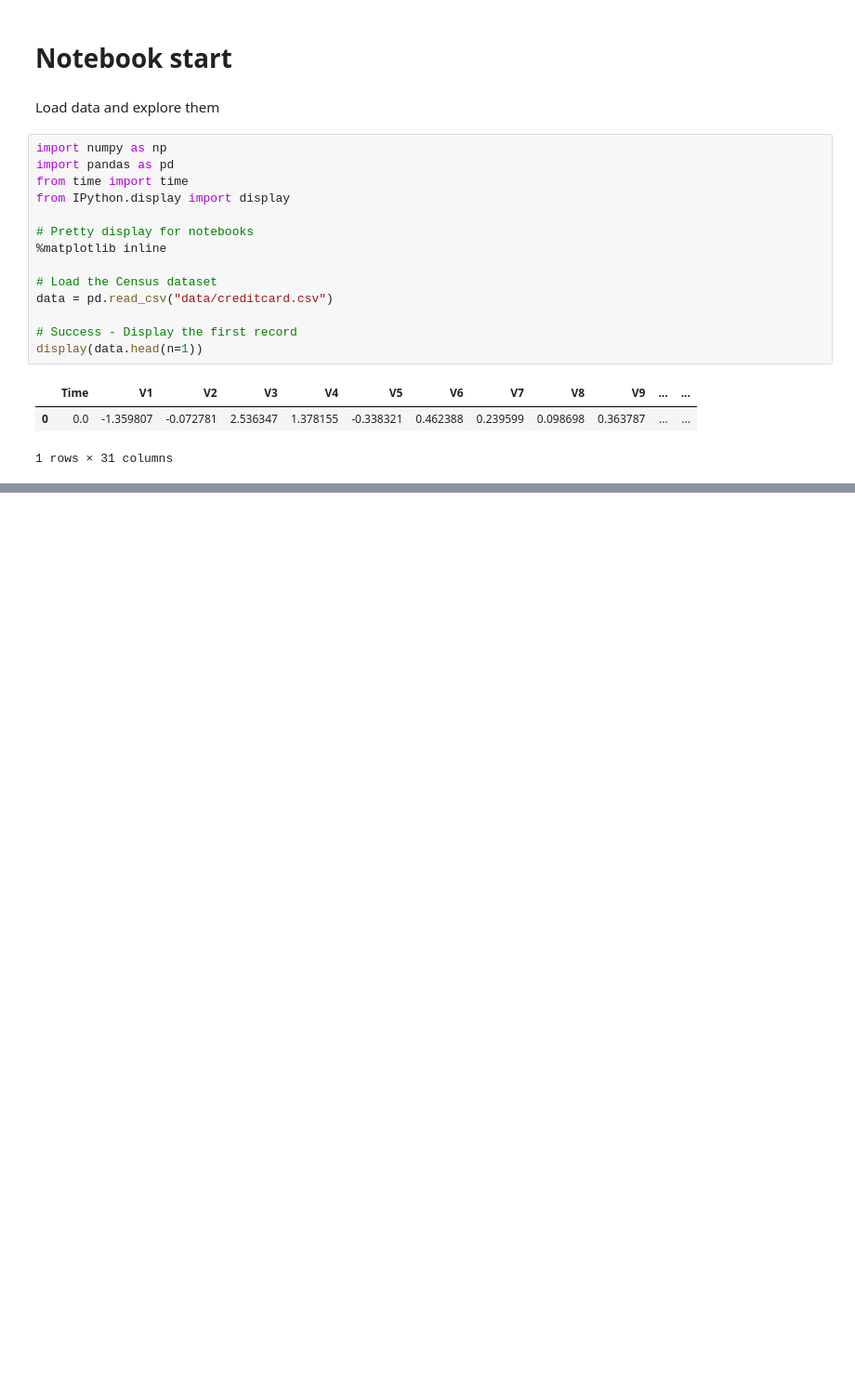
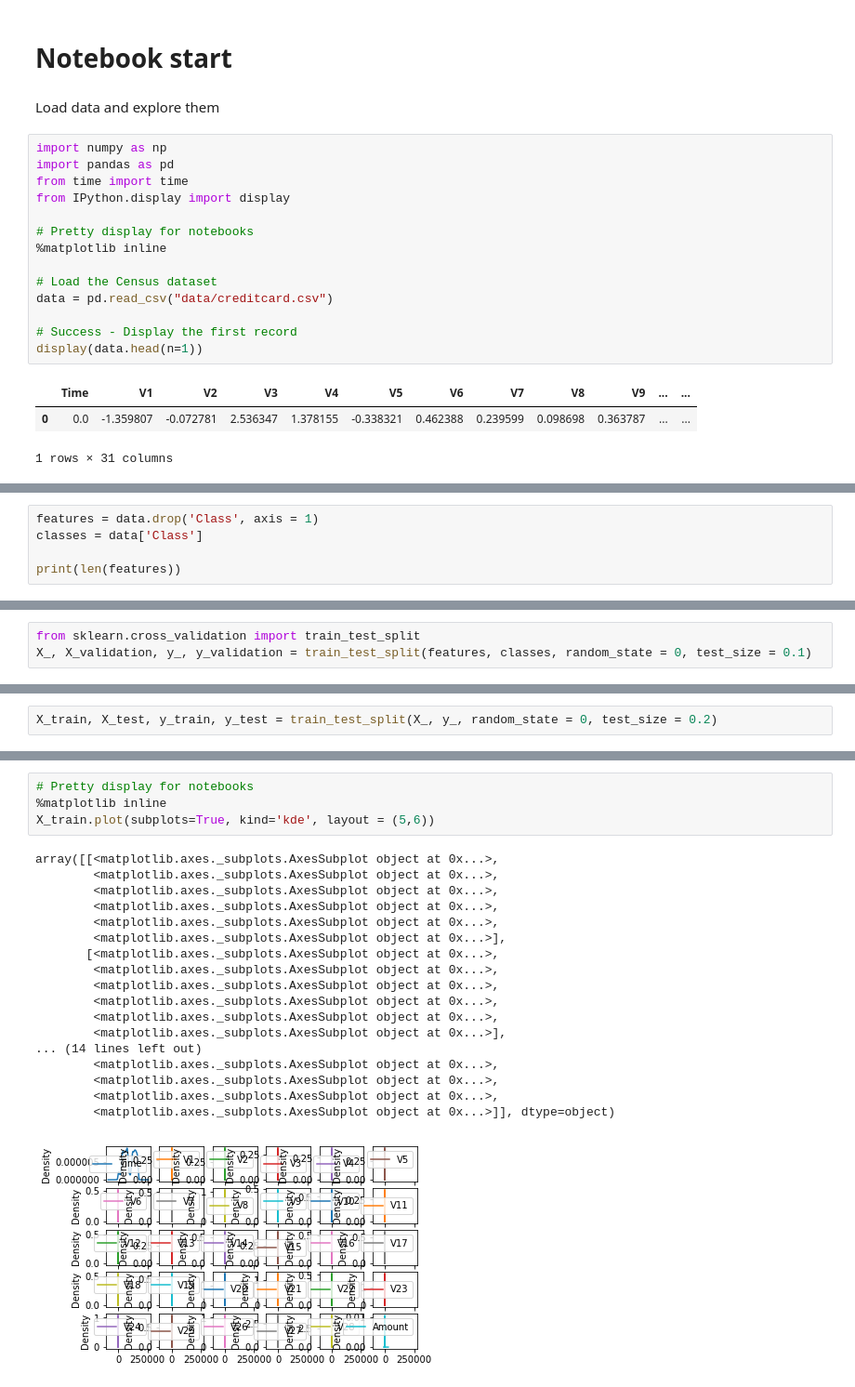
Before and after one commit to dinglioutlook/machine-learning, a Jupyter notebook: projects/capstone/credit_card_fraud_detection.ipynb, the cells around one changed output, grey strips where cells are left out. Shown at 93% size. Drawn from its saved outputs; the diff is of its cells as text; blank space fills up the shorter version.

Commit message:
add notebook, not finished.

```diff
--- a/projects/capstone/credit_card_fraud_detection.ipynb
+++ b/projects/capstone/credit_card_fraud_detection.ipynb
@@ -22,0 +25,5 @@ display(data.head(n=1))
+# %%
+features = data.drop('Class', axis = 1)
+classes = data['Class']
+
+print(len(features))
@@ -22,0 +34,3 @@ display(data.head(n=1))
+# %%
+from sklearn.cross_validation import train_test_split
+X_, X_validation, y_, y_validation = train_test_split(features, classes, random_state = 0, test_size = 0.1)
@@ -22,0 +39,2 @@ display(data.head(n=1))
+# %%
+X_train, X_test, y_train, y_test = train_test_split(X_, y_, random_state = 0, test_size = 0.2)
@@ -22,0 +56,23 @@ display(data.head(n=1))
+# %%
+# Pretty display for notebooks
+%matplotlib inline
+X_train.plot(subplots=True, kind='kde', layout = (5,6))
+# %% [output]
+array([[<matplotlib.axes._subplots.AxesSubplot object at 0x...>,
+        <matplotlib.axes._subplots.AxesSubplot object at 0x...>,
+        <matplotlib.axes._subplots.AxesSubplot object at 0x...>,
+        <matplotlib.axes._subplots.AxesSubplot object at 0x...>,
+        <matplotlib.axes._subplots.AxesSubplot object at 0x...>,
+        <matplotlib.axes._subplots.AxesSubplot object at 0x...>],
+       [<matplotlib.axes._subplots.AxesSubplot object at 0x...>,
+        <matplotlib.axes._subplots.AxesSubplot object at 0x...>,
+        <matplotlib.axes._subplots.AxesSubplot object at 0x...>,
+        <matplotlib.axes._subplots.AxesSubplot object at 0x...>,
+        <matplotlib.axes._subplots.AxesSubplot object at 0x...>,
+        <matplotlib.axes._subplots.AxesSubplot object at 0x...>],
+... (14 lines left out)
+        <matplotlib.axes._subplots.AxesSubplot object at 0x...>,
+        <matplotlib.axes._subplots.AxesSubplot object at 0x...>,
+        <matplotlib.axes._subplots.AxesSubplot object at 0x...>,
+        <matplotlib.axes._subplots.AxesSubplot object at 0x...>]], dtype=object)
+[figure, added]
```
Also changed, not shown: parts of 6 cells of this notebook.
